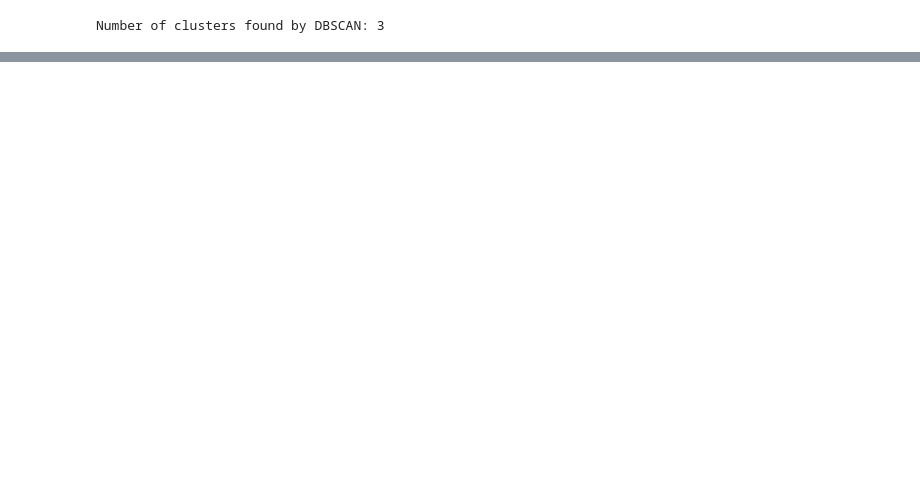
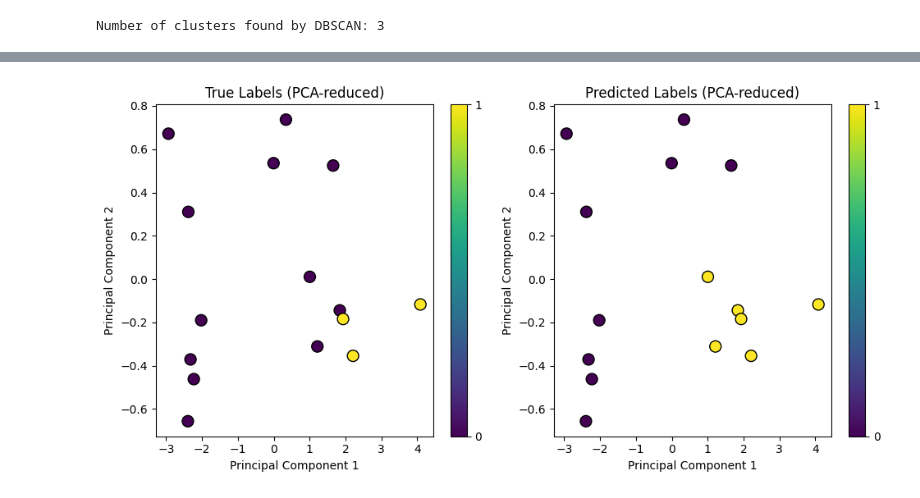
Before and after one commit to harshj3915/Intuitionistic-FCM-Smote, a Jupyter notebook: Fuzzy_C_Means_CENTER_SMOTE_.ipynb, the cells around one changed output, grey strips where cells are left out. Drawn from its saved outputs; the diff is of its cells as text; code cells hidden in the pictures; blank space fills up the shorter version.

Commit message:
Went through the code and visualised it.

```diff
--- a/Fuzzy_C_Means_CENTER_SMOTE_.ipynb
+++ b/Fuzzy_C_Means_CENTER_SMOTE_.ipynb
@@ -333 +355,10 @@ Nombre d'occurrences de -1 dans la colonne 13: 647
+# %%
+X = df.iloc[:,0:4].to_numpy()
+y=df.iloc[:,4].to_numpy()
+df['test']=y
+df['test'] = df['test'].replace('Iris-setosa', 0)
+df['test'] = df['test'].replace('Iris-virginica', 1)
+df['test'] = df['test'].replace('Iris-versicolor', 2)
+#df['test'] = df['test'].replace(' pp', 0)
+y=df['test'].to_numpy()
 # %%
@@ -395,3 +473,33 @@ from sklearn.metrics import accuracy_score
+# %%
+from sklearn.decomposition import PCA
+
+# Perform PCA to reduce to 2 dimensions
+pca = PCA(n_components=2)
+X_pca = pca.fit_transform(X_test)  # Reduce test data to 2D
+
+# Plot PCA-reduced data
+plt.figure(figsize=(10, 5))
+
+# Plot for true labels
+plt.subplot(1, 2, 1)
+plt.scatter(X_pca[:, 0], X_pca[:, 1], c=y_test, cmap='viridis', edgecolor='k', s=100)
+plt.title("True Labels (PCA-reduced)")
+plt.xlabel("Principal Component 1")
+plt.ylabel("Principal Component 2")
+plt.colorbar(ticks=[0, 1, 2])
+
+# Plot for predicted labels
+plt.subplot(1, 2, 2)
+plt.scatter(X_pca[:, 0], X_pca[:, 1], c=y_pred, cmap='viridis', edgecolor='k', s=100)
+plt.title("Predicted Labels (PCA-reduced)")
+plt.xlabel("Principal Component 1")
+plt.ylabel("Principal Component 2")
+plt.colorbar(ticks=[0, 1, 2])
+
+plt.tight_layout()
+plt.show()
+# %% [output]
+[figure, added]
 # %%
 # Initialiser le classificateur k-NN avec k=3
 knn = KNeighborsClassifier(n_neighbors=3)
```
Also changed, not shown: parts of 16 cells of this notebook.
